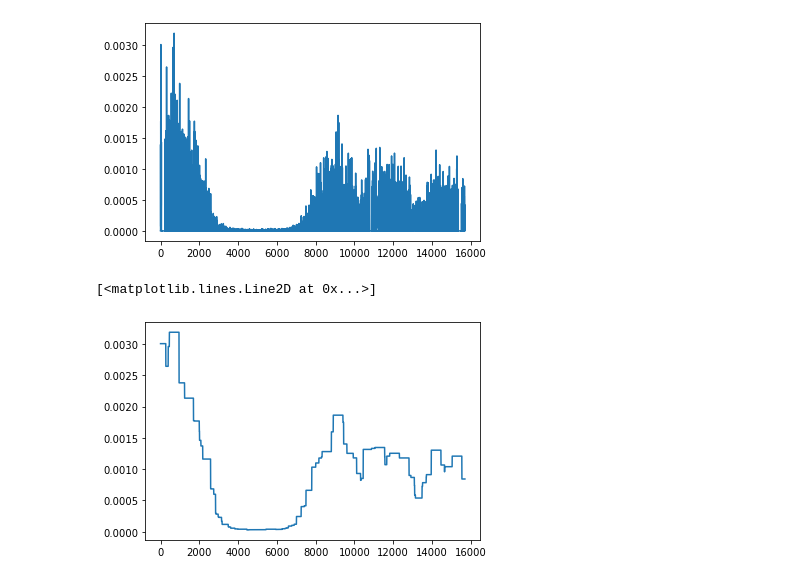
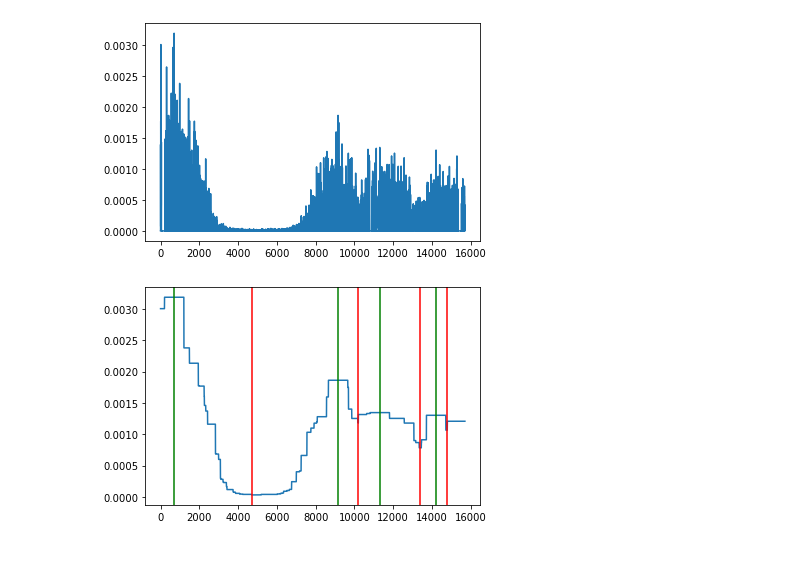
Before and after one commit to fieldmapp/Mobile-Data-Collection, a Jupyter notebook: DrivingViewProcessor/movement_analysis.ipynb, the cells around one changed output. Cells and saved outputs as stored; diff of their text form; code cells hidden in the pictures.

```diff
--- a/DrivingViewProcessor/test.ipynb
+++ b/DrivingViewProcessor/movement_analysis.ipynb
@@ -6,5 +6,3 @@ header = ['GPST', 'lat_deg', 'long_deg', 'height_m', 'Q', 'ns', 'sdn_m', 'sde_m'
 custom_date_parser = lambda x: datetime.strptime(x, "%Y/%m/%d %H:%M:%S.%f")
 df = pd.read_csv('ublox_complete.pos', delimiter=r"\s\s+", comment='%', header=None, names=header, parse_dates=['GPST'], date_parser=custom_date_parser, engine = 'python')
 df['GPST Seconds'] = df['GPST'].astype('int64')//1e9
-# %%
-x = df['GPST'][0]
@@ -66,12 +64,18 @@ plt.plot(gradient)
 # %% [output]
 [<matplotlib.lines.Line2D at 0x...>]
 [figure]
-# %%
-from scipy.ndimage import maximum_filter
-
-smoothed_gradient = maximum_filter(gradient, 500)
-
-plt.plot(smoothed_gradient)
-# %% [output]
-[<matplotlib.lines.Line2D at 0x...>]
-[figure, removed]
+# %%
+from scipy.ndimage import maximum_filter, median_filter
+from scipy.signal import find_peaks
+
+smoothed_gradient = maximum_filter(gradient, 1000)
+min_peaks, _ = find_peaks(-smoothed_gradient)
+max_peaks, _ = find_peaks(smoothed_gradient)
+
+plt.plot(smoothed_gradient)
+for min_peak in min_peaks:
+    plt.axvline(min_peak, color='r')
+for max_peak in max_peaks:
+    plt.axvline(max_peak, color='g')
+# %% [output]
+[figure, added]
```
Also changed, not shown: parts of 5 cells of this notebook, 3 other files.
